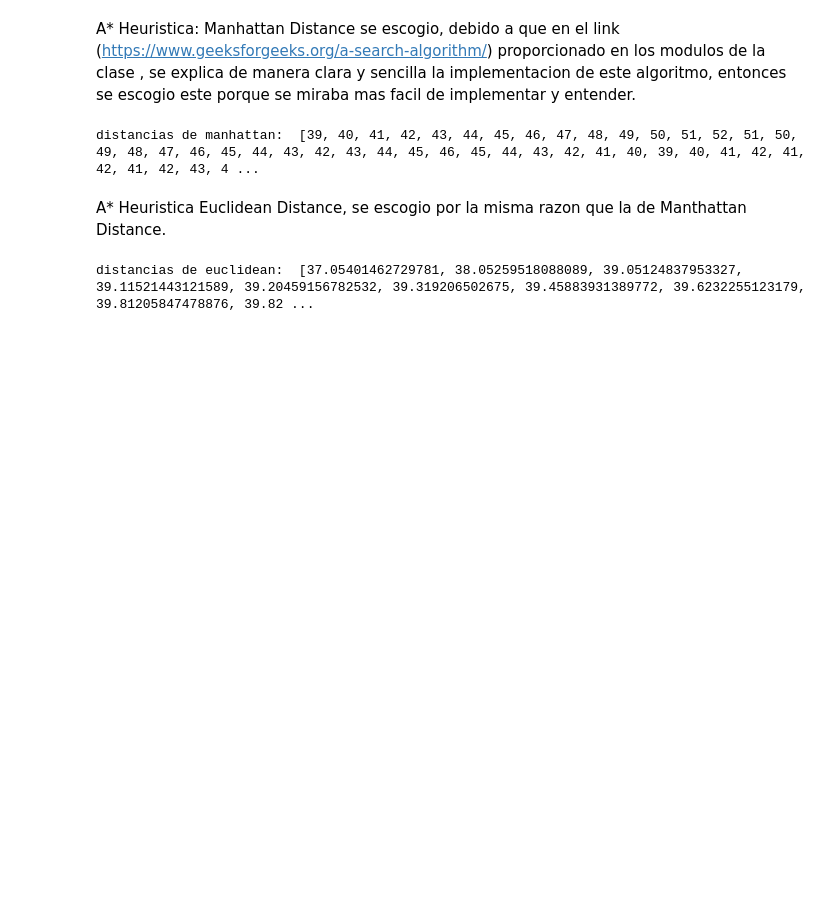
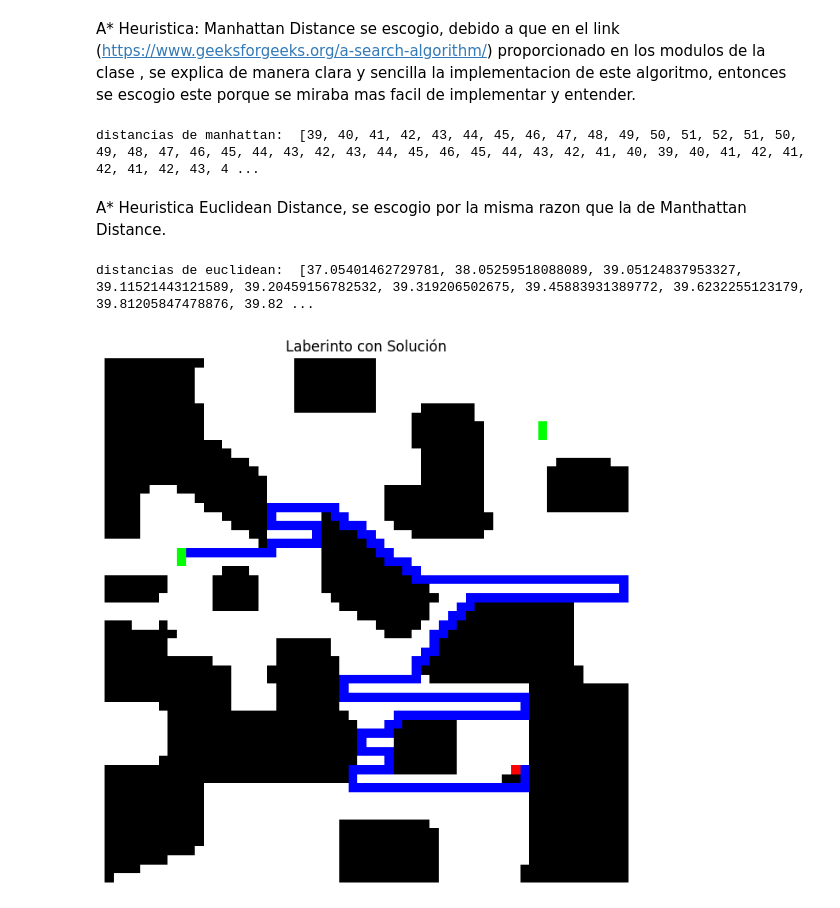
Before and after one commit to Gerax5/LAB5-IA, a Jupyter notebook: lab5.ipynb, the cells around one changed output. Drawn from its saved outputs; the diff is of its cells as text; code cells hidden in the pictures; blank space fills up the shorter version.

Commit message:
representacion grafica

```diff
--- a/lab5.ipynb
+++ b/lab5.ipynb
@@ -278,9 +278,9 @@ problema3 = MazeProblem(matriz_laberinto2)
 
 dfs = DepthFirstSearch(problema3)
 
-acciones = dfs.search()
+acciones3 = dfs.search()
 
-print("Camino encontrado con DFS: ", acciones)
+print("Camino encontrado con DFS: ", acciones3)
 # %% [output]
 Camino encontrado con DFS:  ['RIGHT', 'DOWN', 'DOWN', 'LEFT', 'LEFT', 'LEFT', 'LEFT', 'LEFT', 'LEFT', 'LEFT', 'LEFT', 'LEFT', 'LEFT', 'LEFT', 'LEFT', 'LEFT', 'LEFT', 'LEFT', 'LEFT', 'LEFT', 'LEFT', 'L ...
 # %% [markdown]
@@ -321,3 +321,49 @@ for accion in acciones:
 print("distancias de euclidean: ", heuristicas)
 # %% [output]
 distancias de euclidean:  [37.05401462729781, 38.05259518088089, 39.05124837953327, 39.11521443121589, 39.20459156782532, 39.319206502675, 39.45883931389772, 39.6232255123179, 39.81205847478876, 39.82 ...
+# %%
+import matplotlib.pyplot as plt
+import numpy as np
+
+def visualize(maze, endPoints, startPoint, solution=None):
+    height, width = maze.shape
+    color_labyrinth = np.zeros((height, width, 3), dtype=np.uint8)
+
+    # Asigna colores básicos
+    color_labyrinth[maze == "0"] = [255, 255, 255]  # Blanco para los espacios transitables
+    color_labyrinth[maze == "1"] = [0, 0, 0]        # Negro para las paredes
+
+    # Posición inicial
+    current_position = list(startPoint)
+    color_labyrinth[current_position[0], current_position[1]] = [255, 0, 0]  # Rojo
+
+    # Dibujar la solución en azul
+    if solution:
+        for move in solution:
+            if move == 'RIGHT':
+                current_position[1] += 1
+            elif move == 'LEFT':
+                current_position[1] -= 1
+            elif move == 'UP':
+                current_position[0] -= 1
+            elif move == 'DOWN':
+                current_position[0] += 1
+
+            # Marcar el camino en azul
+            color_labyrinth[current_position[0], current_position[1]] = [0, 0, 255]
+
+    # Marcar los puntos finales en verde
+    for goal in endPoints:
+        color_labyrinth[goal[0], goal[1]] = [0, 255, 0]
+
+    # Graficar
+    plt.figure(figsize=(8, 8))
+    plt.imshow(color_labyrinth, interpolation='nearest')
+    plt.title("Laberinto con Solución")
+    plt.axis('off')
+    plt.show()
+
+visualize(problema3.maze, problema3.goal_states, problema3.initial_state, acciones3)
+visualize(problema2.maze, problema2.goal_states, problema2.initial_state, acciones3)
+# %% [output]
+[figure, added]
```
Also changed, not shown: parts of 1 cell of this notebook, 1 other file.
